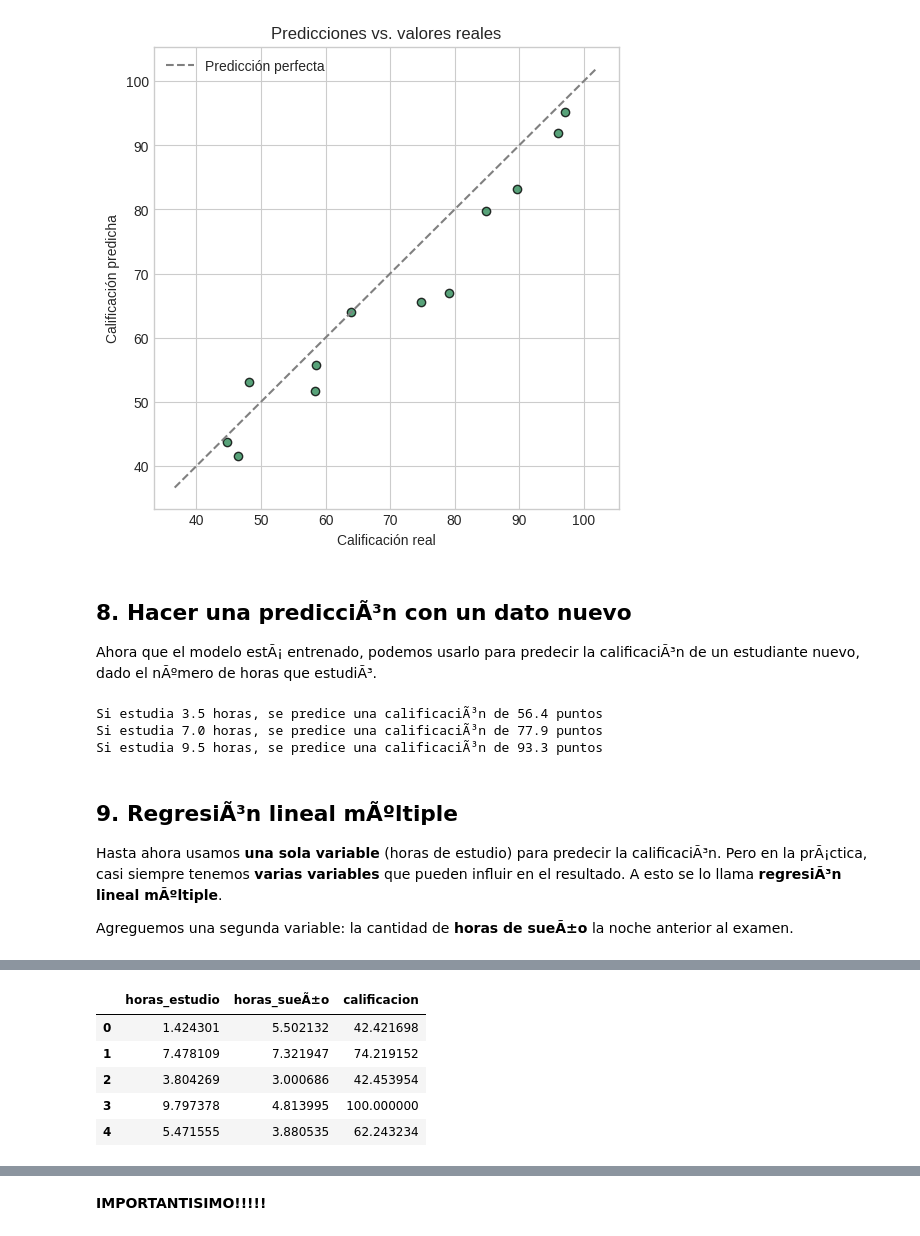
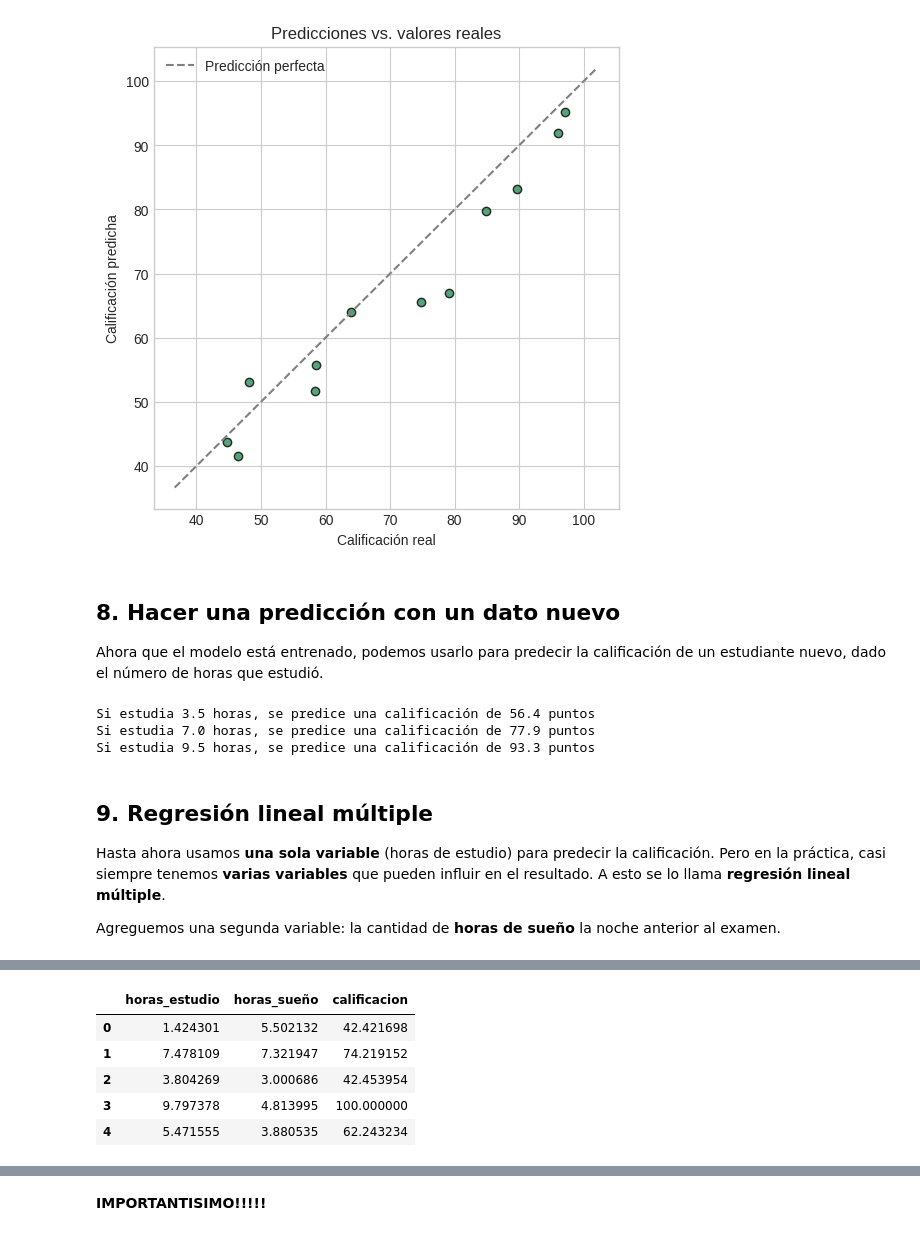
Before and after one commit to AgusDelgado98/AprendizajeAutomatico1, a Jupyter notebook: AA1_TP1_Delgado_Agustin.ipynb, the cells around one changed output, grey strips where cells are left out. Drawn from its saved outputs; the diff is of its cells as text; code cells hidden in the pictures.

```diff
--- a/AA1_TP1_Delgado_Agustin.ipynb
+++ b/AA1_TP1_Delgado_Agustin.ipynb
@@ -288,29 +284,29 @@ plt.show()
 # %% [output]
 [figure]
 # %% [markdown]
-## 8. Hacer una predicciÃ³n con un dato nuevo
+## 8. Hacer una predicción con un dato nuevo
 
-Ahora que el modelo estÃ¡ entrenado, podemos usarlo para predecir la calificaciÃ³n de un estudiante nuevo, dado el nÃºmero de horas que estudiÃ³.
+Ahora que el modelo está entrenado, podemos usarlo para predecir la calificación de un estudiante nuevo, dado el número de horas que estudió.
 # %%
 horas_nuevas = pd.DataFrame({'horas_estudio': [3.5, 7, 9.5]})
 predicciones_nuevas = modelo.predict(horas_nuevas)
 
 for horas, pred in zip(horas_nuevas['horas_estudio'], predicciones_nuevas):
-    print(f"Si estudia {horas} horas, se predice una calificaciÃ³n de {pred:.1f} puntos")
+    print(f"Si estudia {horas} horas, se predice una calificación de {pred:.1f} puntos")
 # %% [output]
-Si estudia 3.5 horas, se predice una calificaciÃ³n de 56.4 puntos
-Si estudia 7.0 horas, se predice una calificaciÃ³n de 77.9 puntos
-Si estudia 9.5 horas, se predice una calificaciÃ³n de 93.3 puntos
+Si estudia 3.5 horas, se predice una calificación de 56.4 puntos
+Si estudia 7.0 horas, se predice una calificación de 77.9 puntos
+Si estudia 9.5 horas, se predice una calificación de 93.3 puntos
 # %% [markdown]
-## 9. RegresiÃ³n lineal mÃºltiple
+## 9. Regresión lineal múltiple
 
-Hasta ahora usamos **una sola variable** (horas de estudio) para predecir la calificaciÃ³n. Pero en la prÃ¡ctica, casi siempre tenemos **varias variables** que pueden influir en el resultado. A esto se lo llama **regresiÃ³n lineal mÃºltiple**.
+Hasta ahora usamos **una sola variable** (horas de estudio) para predecir la calificación. Pero en la práctica, casi siempre tenemos **varias variables** que pueden influir en el resultado. A esto se lo llama **regresión lineal múltiple**.
 
-Agreguemos una segunda variable: la cantidad de **horas de sueÃ±o** la noche anterior al examen.
+Agreguemos una segunda variable: la cantidad de **horas de sueño** la noche anterior al examen.
 # %%
 np.random.seed(1)
 
-horas_sueÃ±o = np.random.uniform(3, 9, 60)
+horas_sueño = np.random.uniform(3, 9, 60)
 ruido2 = np.random.normal(0, 10, 60)
 ruido2
 # %% [output]
@@ -330,19 +326,19 @@ array([ -1.91835552,  -8.87628964,  -7.47158294,  16.92454601,
         -3.7528495 ,  -6.38730407,   4.23494354,   0.77340068,
         -3.43853676,   0.43596857,  -6.20000844,   6.98032034])
 # %%
-# Ahora la calificaciÃ³n depende de las horas de estudio Y de las horas de sueÃ±o
-calificacion_multi = 20 + 5.5 * horas_estudio + 3.0 * horas_sueÃ±o + ruido2
+# Ahora la calificación depende de las horas de estudio Y de las horas de sueño
+calificacion_multi = 20 + 5.5 * horas_estudio + 3.0 * horas_sueño + ruido2
 calificacion_multi = np.clip(calificacion_multi, 0, 100)
 
 df_multi = pd.DataFrame({
     'horas_estudio': horas_estudio,
-    'horas_sueÃ±o': horas_sueÃ±o,
+    'horas_sueño': horas_sueño,
     'calificacion': calificacion_multi
 })
 
 df_multi.head()
 # %% [output]
-|  | horas_estudio | horas_sueÃ±o | calificacion |
+|  | horas_estudio | horas_sueño | calificacion |
 | 0 | 1.424301 | 5.502132 | 42.421698 |
 | 1 | 7.478109 | 7.321947 | 74.219152 |
 | 2 | 3.804269 | 3.000686 | 42.453954 |
```
Also changed, not shown: parts of 42 cells of this notebook.
